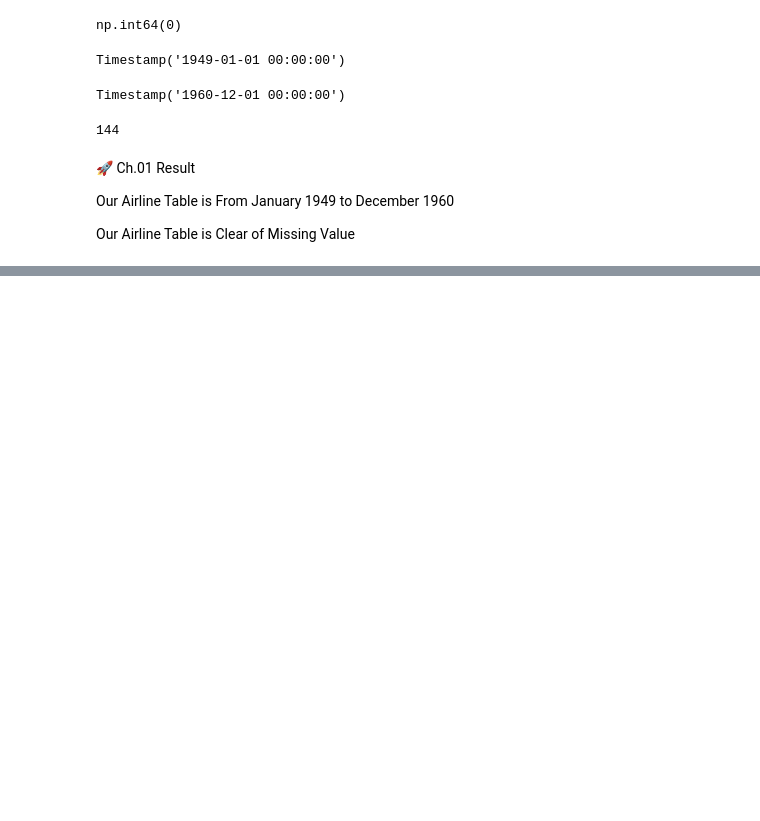
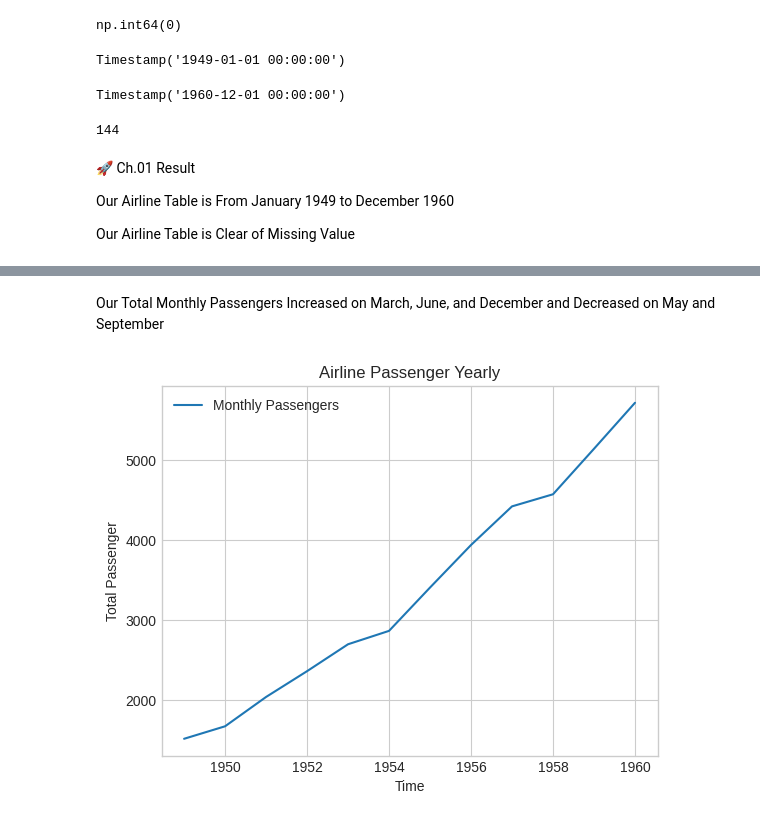
Before and after one commit to Halthas/B, a Jupyter notebook: Lab 01.ipynb, the cells around one changed output, grey strips where cells are left out. Drawn from its saved outputs; the diff is of its cells as text; code cells hidden in the pictures; blank space fills up the shorter version.

```diff
--- a/Lab 01.ipynb
+++ b/Lab 01.ipynb
@@ -95,0 +140,10 @@ Our Airline Table is Clear of Missing Value
+# %% [markdown]
+Our Total Monthly Passengers Increased on March, June, and December and Decreased on May and September
+# %%
+total = airline.groupby(airline.index.year).sum()
+
+title = "Airline Passenger Yearly"
+
+total.plot.line(title=title, xlabel=xlabel, ylabel=ylabel);
+# %% [output]
+[figure, added]
```
Also changed, not shown: parts of 16 cells of this notebook.
